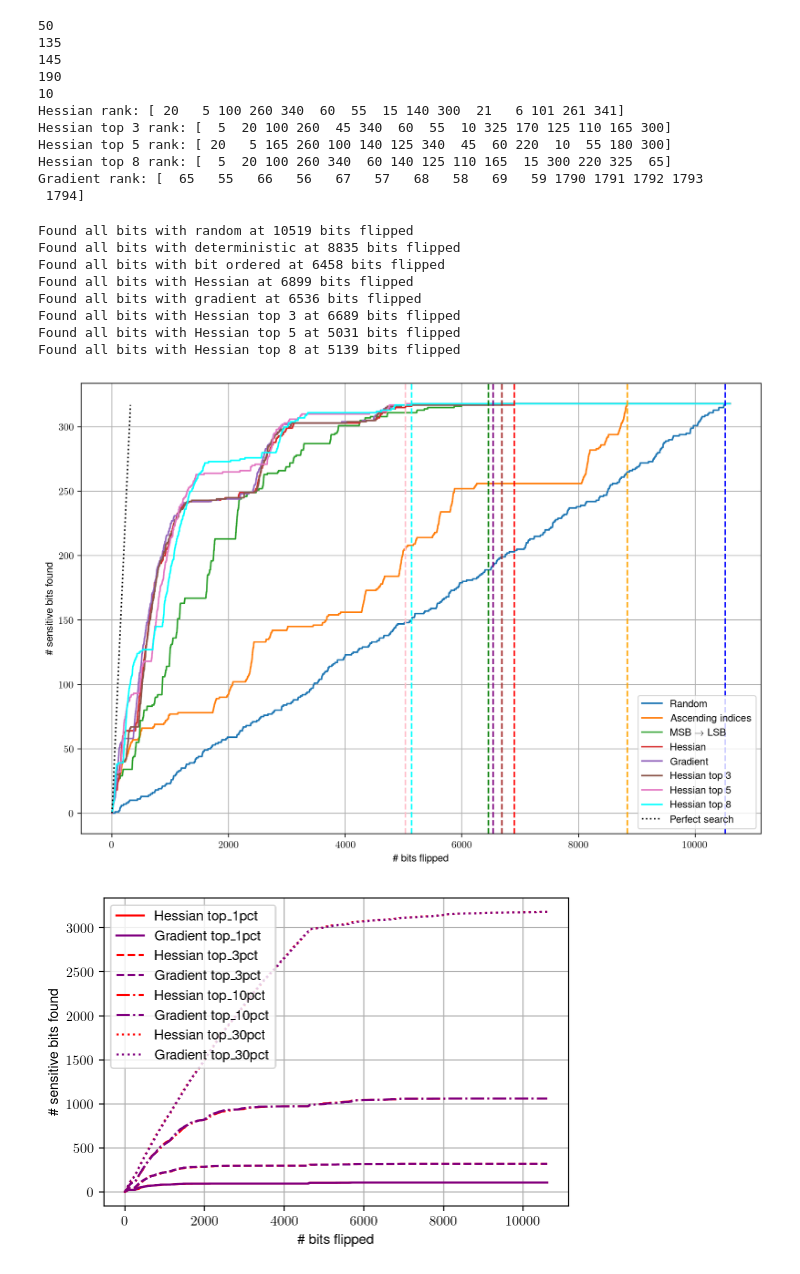
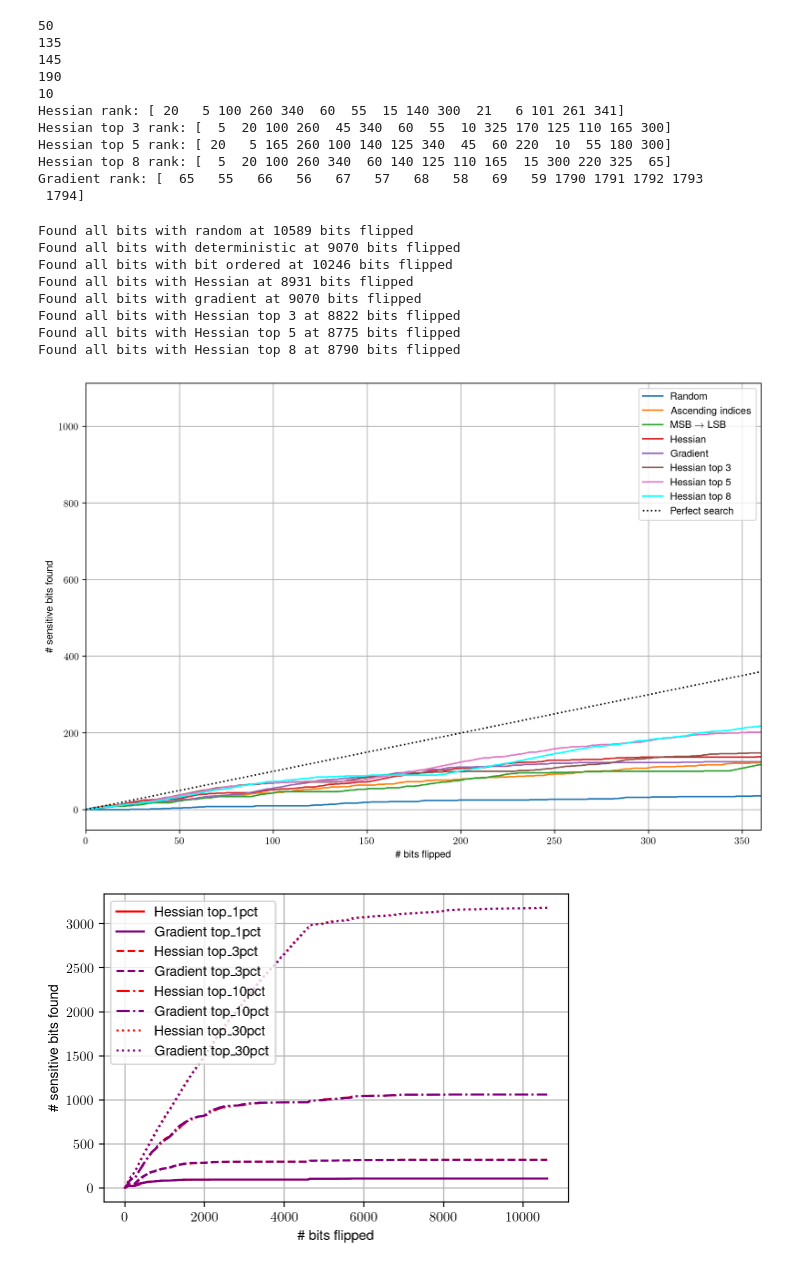
Before and after one commit to oliviaweng/fastml-science, a Jupyter notebook: sensor-data-compression/hessian-analysis/plot_paramater_ranking.ipynb, the cells around one changed output. Cells and saved outputs as stored; diff of their text form; code cells hidden in the pictures.

Commit message:
sensitivity ranking for conv layer only

```diff
--- a/sensor-data-compression/hessian-analysis/plot_paramater_ranking.ipynb
+++ b/sensor-data-compression/hessian-analysis/plot_paramater_ranking.ipynb
@@ -214,8 +214,8 @@ int_bits = deterministic_bit_indices[1::5]
 frac_bits = np.concatenate((deterministic_bit_indices[2::5], deterministic_bit_indices[3::5], deterministic_bit_indices[4::5]))
 bit_ordered_indices = np.concatenate((sign_bits, int_bits, frac_bits))
 
-TOP_K_LABEL = 'top_3pct'
-top_k_bit_indices = top_3pct_bit_indices
+TOP_K_LABEL = 'top_10pct'
+top_k_bit_indices = top_10pct_bit_indices
 NUM_TOP_K_BIT_INDICES = len(top_k_bit_indices)
 
 grad_found = []
@@ -282,43 +282,44 @@ hess_top5_all_bits_found = np.argwhere(hessian_top5_found == NUM_TOP_K_BIT_INDIC
 print(f"Found all bits with Hessian top 5 at {hess_top5_all_bits_found} bits flipped")
 hessian_top8_found = np.cumsum(np.array(hessian_top8_found))
 hess_top8_all_bits_found = np.argwhere(hessian_top8_found == NUM_TOP_K_BIT_INDICES)[0][0]
 print(f"Found all bits with Hessian top 8 at {hess_top8_all_bits_found} bits flipped")
 
 
 # Plot
 fig, ax = plt.subplots(figsize=(12,8)) # Sample figsize in inches
 ax.plot(np.arange(NUM_BITS), random_found, label='Random')
 ax.plot(np.arange(NUM_BITS), deterministic_found, label='Ascending indices')
 ax.plot(np.arange(NUM_BITS), bit_ordered_found, label=r'MSB $\rightarrow$ LSB')
 ax.plot(np.arange(NUM_BITS), hessian_found, label='Hessian')
 ax.plot(np.arange(NUM_BITS), grad_found, label='Gradient')
 ax.plot(np.arange(NUM_BITS), hessian_top3_found, label='Hessian top 3')
 ax.plot(np.arange(NUM_BITS), hessian_top5_found, label='Hessian top 5')
 ax.plot(np.arange(NUM_BITS), hessian_top8_found, color="cyan", label='Hessian top 8')
 ax.plot(np.arange(NUM_TOP_K_BIT_INDICES), np.arange(NUM_TOP_K_BIT_INDICES), color='black', linestyle=':', label='Perfect search')
 ax.set_xlabel('\# bits flipped')
 ax.set_ylabel('\# sensitive bits found')
+ax.set_xlim([0, 360])
 ax.legend()
 ax.grid()
 plt.axvline(x=random_all_bits_found, color='blue', linestyle='--')
 plt.axvline(x=deterministic_all_bits_found, color='orange', linestyle='--')
 plt.axvline(x=bit_ordered_all_bits_found, color='green', linestyle='--')
 plt.axvline(x=hess_all_bits_found, color='red', linestyle='--')
 plt.axvline(x=grad_all_bits_found, color='purple', linestyle='--')
 plt.axvline(x=hess_top3_all_bits_found, color='brown', linestyle='--')
 plt.axvline(x=hess_top5_all_bits_found, color='pink', linestyle='--')
 plt.axvline(x=hess_top8_all_bits_found, color='cyan', linestyle='--')
-plt.savefig(f'plots/fault_sensitivity_ranking_{TOP_K_LABEL}.pdf', dpi=300, bbox_inches='tight')
+plt.savefig(f'plots/fault_sensitivity_ranking_{TOP_K_LABEL}_conv_only.pdf', dpi=300, bbox_inches='tight')
 # %% [output]
-Found all bits with random at 10519 bits flipped
-Found all bits with deterministic at 8835 bits flipped
-Found all bits with bit ordered at 6458 bits flipped
-Found all bits with Hessian at 6899 bits flipped
-Found all bits with gradient at 6536 bits flipped
-Found all bits with Hessian top 3 at 6689 bits flipped
-Found all bits with Hessian top 5 at 5031 bits flipped
-Found all bits with Hessian top 8 at 5139 bits flipped
+Found all bits with random at 10589 bits flipped
+Found all bits with deterministic at 9070 bits flipped
+Found all bits with bit ordered at 10246 bits flipped
+Found all bits with Hessian at 8931 bits flipped
+Found all bits with gradient at 9070 bits flipped
+Found all bits with Hessian top 3 at 8822 bits flipped
+Found all bits with Hessian top 5 at 8775 bits flipped
+Found all bits with Hessian top 8 at 8790 bits flipped
-[figure, old version]
+[figure, new version]
 # %%
 # Compare 1pct, 3pct, 10pct, and 30pct searches for Hessian and gradient
 top_k_bit_indices = [top_1pct_bit_indices, top_3pct_bit_indices, top_10pct_bit_indices, top_30pct_bit_indices]
```
Also changed, not shown: 3 other files.
